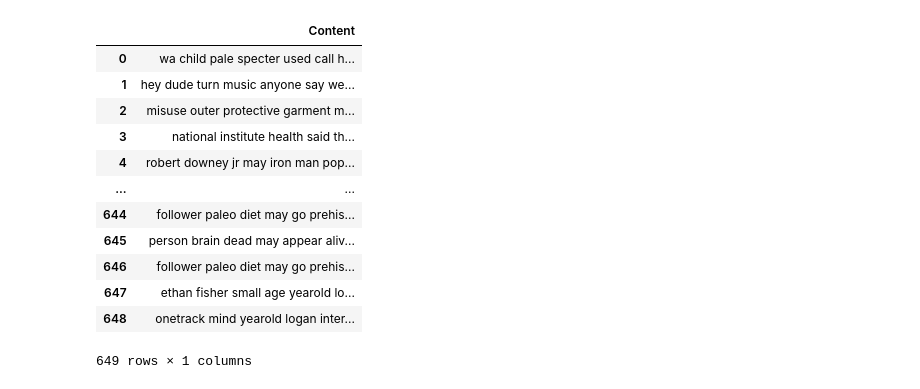
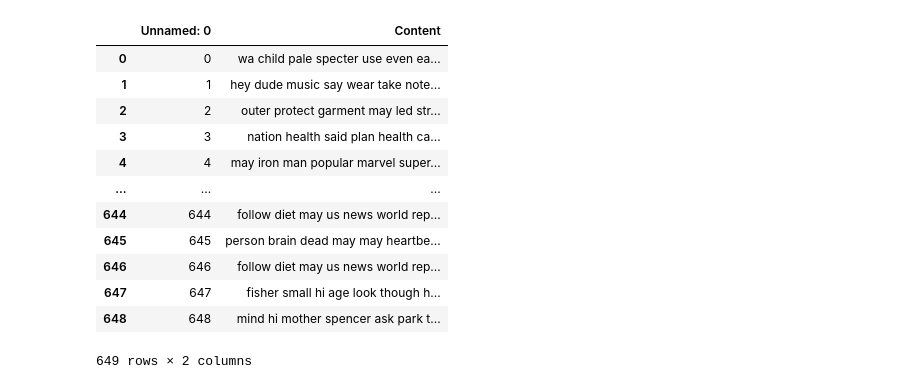
Before and after one commit to ChaithanyaSaiB/UMBC-DATA606-Capstone, a Jupyter notebook: notebooks/Exploration_and_Topic_Modeling.ipynb, the cells around one changed output. Saved outputs shown, nothing was run; the diff lists cells and outputs as text; code cells hidden in the pictures.

```diff
--- a/notebooks/Exploration_and_Topic_Modeling.ipynb
+++ b/notebooks/Exploration_and_Topic_Modeling.ipynb
@@ -7,20 +17,20 @@ import matplotlib.pyplot as plt
 # %%
-data = pd.read_csv('/content/cnnhealth_transformed.csv')
+data = pd.read_csv('/content/cnnhealth_transformed_second_edit.csv')
 data
 # %% [output]
-|  | Content |
-| 0 | wa child pale specter used call h... |
-| 1 | hey dude turn music anyone say we... |
-| 2 | misuse outer protective garment m... |
-| 3 | national institute health said th... |
-| 4 | robert downey jr may iron man pop... |
-| ... | ... |
-| 644 | follower paleo diet may go prehis... |
-| 645 | person brain dead may appear aliv... |
-| 646 | follower paleo diet may go prehis... |
-| 647 | ethan fisher small age yearold lo... |
-| 648 | onetrack mind yearold logan inter... |
+|  | Unnamed: 0 | Content |
+| 0 | 0 | wa child pale specter use even ea... |
+| 1 | 1 | hey dude music say wear take note... |
+| 2 | 2 | outer protect garment may led str... |
+| 3 | 3 | nation health said plan health ca... |
+| 4 | 4 | may iron man popular marvel super... |
+| ... | ... | ... |
+| 644 | 644 | follow diet may us news world rep... |
+| 645 | 645 | person brain dead may may heartbe... |
+| 646 | 646 | follow diet may us news world rep... |
+| 647 | 647 | fisher small hi age look though h... |
+| 648 | 648 | mind hi mother spencer ask park t... |
-649 rows × 1 columns
+649 rows × 2 columns
 # %%
 wordcloud = WordCloud(width = 800, height = 800,
                 background_color ='white',
```
Also changed, not shown: parts of 12 cells of this notebook.
